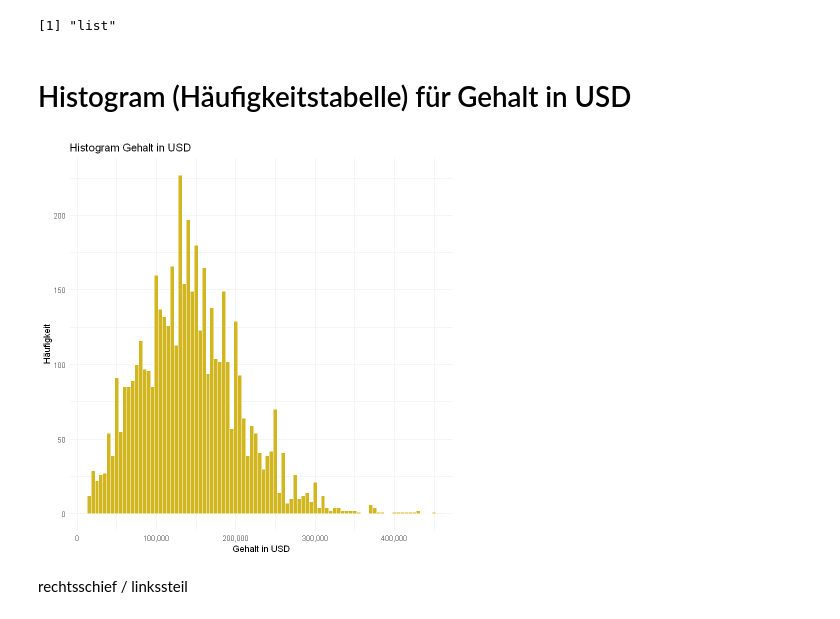
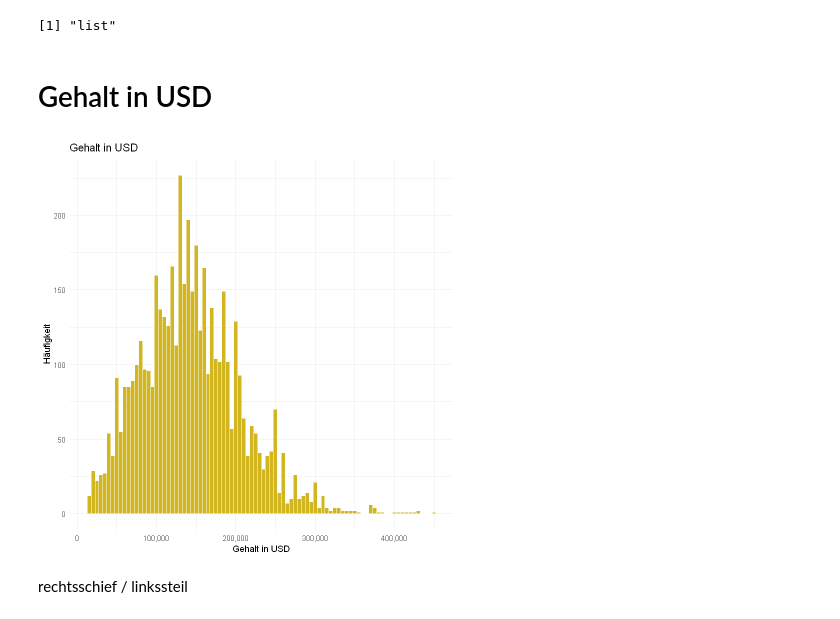
Before and after one commit to FlorianSymmank/IntroDataScienceSS23, a Jupyter notebook: analysis.ipynb, the cells around one changed output. Saved outputs shown, nothing was run; the diff lists cells and outputs as text; code cells hidden in the pictures.

```diff
--- a/analysis.ipynb
+++ b/analysis.ipynb
@@ -50,15 +58,15 @@ A data.frame: 4766 × 13
 | 2021 | SE | FT | Data Science Manager | 7000000 | INR | 94665 | ... |
 [1] "list"
 # %% [markdown]
-# Histogram (Häufigkeitstabelle) für Gehalt in USD
+# Gehalt in USD
 # %%
 ggplot(data = df, aes(x = salary_in_usd)) +
   geom_histogram(binwidth = 5000, fill = "#d1b620", color = "white") +
-  labs(title = "Histogram Gehalt in USD", x = "Gehalt in USD", y = "Häufigkeit") +
+  labs(title = "Gehalt in USD", x = "Gehalt in USD", y = "Häufigkeit") +
   scale_x_continuous(labels = scales::comma) +
   theme_minimal()
 # %% [output]
-[figure, old version]
+[figure, new version]
 # %% [markdown]
 rechtsschief / linkssteil
 # %%
```
Also changed, not shown: parts of 36 cells of this notebook, 2 other files.
